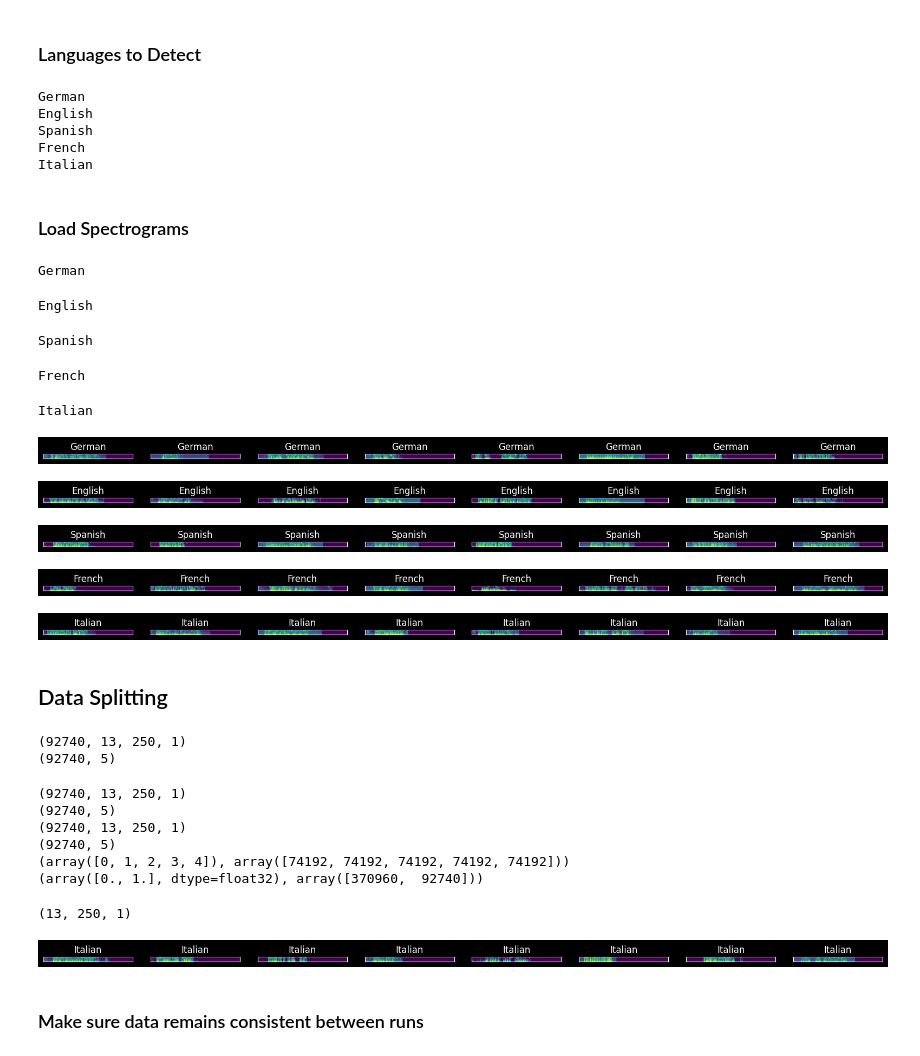
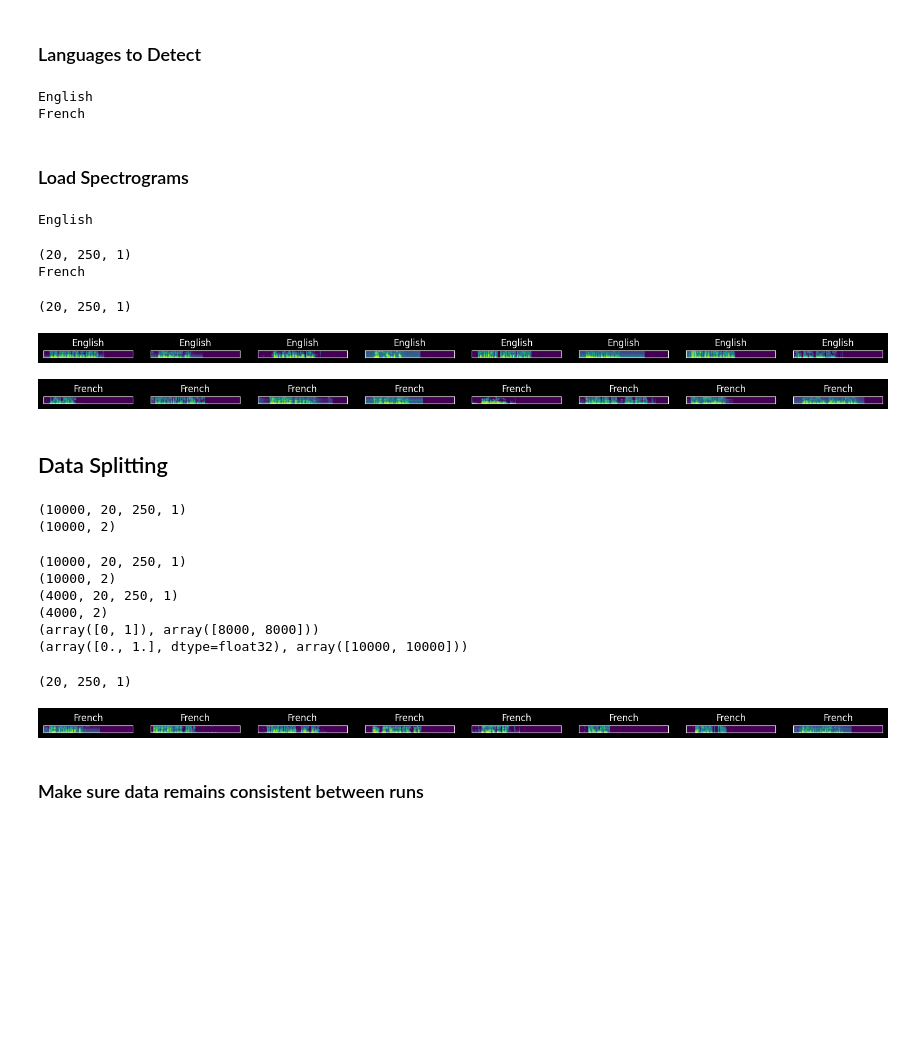
Before and after one commit to thabnir/LangSonic, a Jupyter notebook: training.ipynb, the cells around one changed output. Drawn from its saved outputs; the diff is of its cells as text; code cells hidden in the pictures; blank space fills up the shorter version.

```diff
--- a/realCNN.ipynb
+++ b/training.ipynb
@@ -26,26 +26,21 @@ from tqdm import tqdm
 ### Languages to Detect
 # %%
 np.random.seed(1)
-# langs = ["ar", "de", "en", "es", "fr", "hi", "it", "ja", "ru", "zh-CN"]
-# remove arabic, hindi, japanese, russian, chinese
 from languages import LANGUAGES
 
 langs = ["de", "en", "es", "fr", "it"]
-# langs = ["de", "en"]
+# langs = ["en", "fr"]
 lang_nums = {lang: index for index, lang in enumerate(langs)}
 
 num_to_lang = {v: k for k, v in lang_nums.items()}
 for lang in langs:
     print(LANGUAGES[lang])
 
-IMAGE_DIMENSIONS = (13, 250, 1)
-# IMAGE_DIMENSIONS = (13, 1000, 1)
+# IMAGE_DIMENSIONS = (20, 250, 1)
+IMAGE_DIMENSIONS = (13, 1000, 1)
 # %% [output]
-German
 English
-Spanish
 French
-Italian
 # %% [markdown]
 ### Load Spectrograms
 # %%
@@ -95,29 +90,28 @@ def show_images(images, label):
 # %%
 mm = []
 y = []
 NUM_IMGS = 92_740
+# NUM_IMGS = 20
 # NUM_IMGS = 50_000
+# NUM_IMGS = 10_000
 
 for lang in langs:
     print(LANGUAGES[lang])
-    path = f"data/spectrogram/{lang}_train_new/"
+    path = f"data/spectrogram/{lang}_train_20_mels/"
     images, labels = load_images_from_path(
         path, lang_nums[lang], num_images=NUM_IMGS, shuffle=False
     )
     mm += images
     y += labels
+    print(images[0].shape)
     show_images(images, labels)
 # %% [output]
-German
+English
-English
+(20, 250, 1)
+French
-Spanish
+(20, 250, 1)
-French
-Italian
-[figure, old version]
+[figure, new version]
-[figure, old version]
+[figure, new version]
-[figure, removed]
-[figure, removed]
-[figure, removed]
 # %% [markdown]
 ## Data Splitting
 # %%
@@ -145,8 +139,8 @@ y_test_encoded = y_test_encoded[:NUM_IMGS]
 print(x_train_arr.shape)
 print(y_train_encoded.shape)
 # %% [output]
-(92740, 13, 250, 1)
-(92740, 5)
+(10000, 20, 250, 1)
+(10000, 2)
 # %%
 print(x_train_arr.shape)
 print(y_train_encoded.shape)
@@ -156,18 +150,18 @@ print(y_test_encoded.shape)
 print(np.unique(y_train, return_counts=True))
 print(np.unique(y_train_encoded, return_counts=True))
 # %% [output]
-(92740, 13, 250, 1)
-(92740, 5)
-(92740, 13, 250, 1)
-(92740, 5)
-(array([0, 1, 2, 3, 4]), array([74192, 74192, 74192, 74192, 74192]))
-(array([0., 1.], dtype=float32), array([370960,  92740]))
+(10000, 20, 250, 1)
+(10000, 2)
+(4000, 20, 250, 1)
+(4000, 2)
+(array([0, 1]), array([8000, 8000]))
+(array([0., 1.], dtype=float32), array([10000, 10000]))
 # %%
 show_images(x_train_arr, y_train)
 print(IMAGE_DIMENSIONS)
 # %% [output]
-(13, 250, 1)
+(20, 250, 1)
-[figure, old version]
+[figure, new version]
 # %% [markdown]
 ### Make sure data remains consistent between runs
 # %%
```
Also changed, not shown: parts of 19 cells of this notebook, 7 other files.
